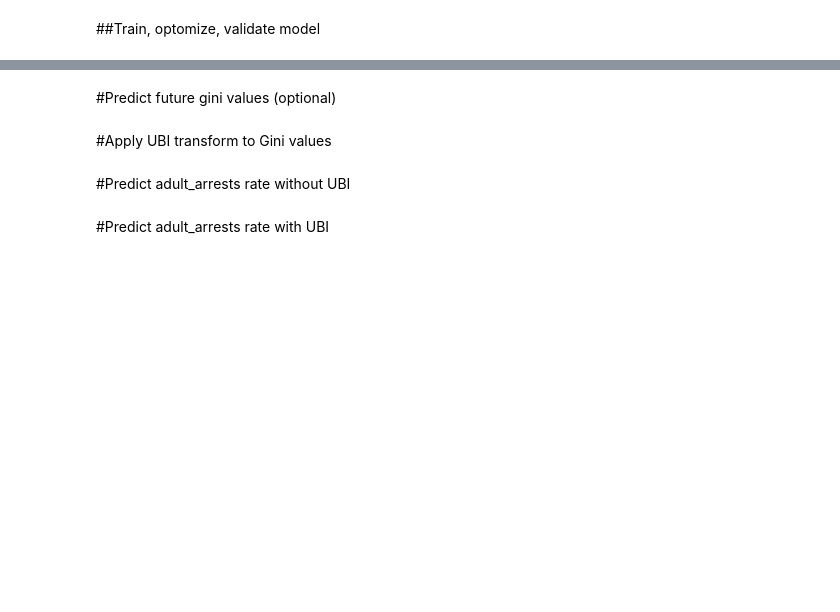
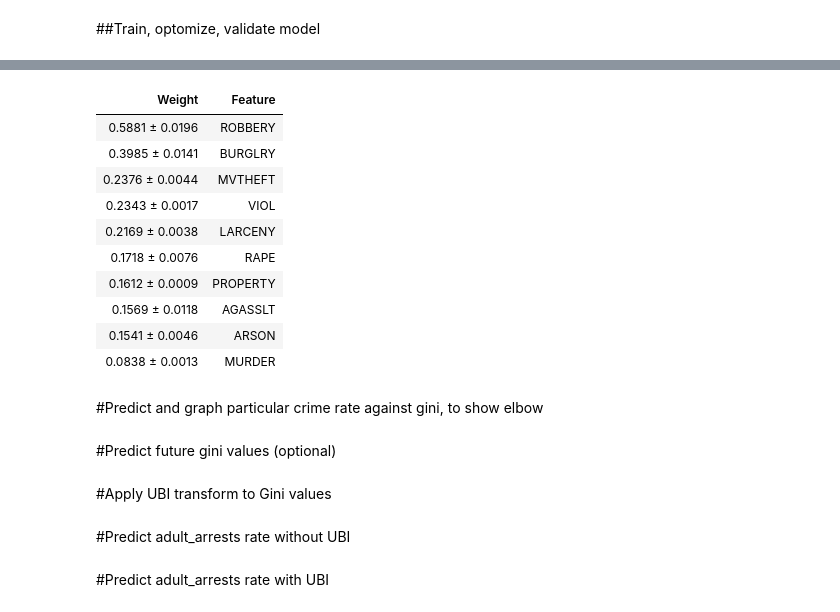
Before and after one commit to AdrianduPlessis/UBI_Effects, a Jupyter notebook: ML_Project_Proposal.ipynb, the cells around one changed output, grey strips where cells are left out. Drawn from its saved outputs; the diff is of its cells as text; code cells hidden in the pictures; blank space fills up the shorter version.

```diff
--- a/ML_Project_Proposal.ipynb
+++ b/ML_Project_Proposal.ipynb
@@ -227,3 +263,32 @@ ValueError: ignored
+# %%
+permuter = PermutationImportance(
+    model,
+    n_iter=2,
+    random_state=42
+)
+
+permuter.fit(X_train, y_train)
+feature_names = X_train.columns.tolist()
+
+eli5.show_weights(
+    permuter,
+    top=None,
+    feature_names = feature_names
+)
+# %% [output]
+| Weight | Feature |
+| 0.5881 ± 0.0196 | ROBBERY |
+| 0.3985 ± 0.0141 | BURGLRY |
+| 0.2376 ± 0.0044 | MVTHEFT |
+| 0.2343 ± 0.0017 | VIOL |
+| 0.2169 ± 0.0038 | LARCENY |
+| 0.1718 ± 0.0076 | RAPE |
+| 0.1612 ± 0.0009 | PROPERTY |
+| 0.1569 ± 0.0118 | AGASSLT |
+| 0.1541 ± 0.0046 | ARSON |
+| 0.0838 ± 0.0013 | MURDER |
+# %% [markdown]
+#Predict and graph particular crime rate against gini, to show elbow
 # %% [markdown]
 #Predict future gini values (optional)
 # %% [markdown]
```
Also changed, not shown: parts of 18 cells of this notebook.
